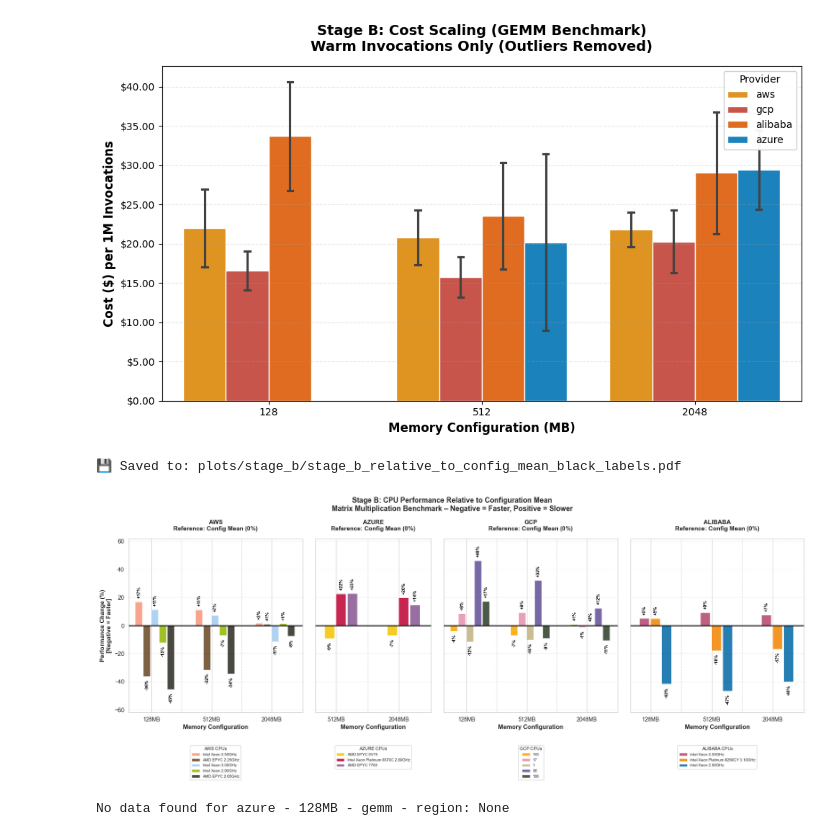
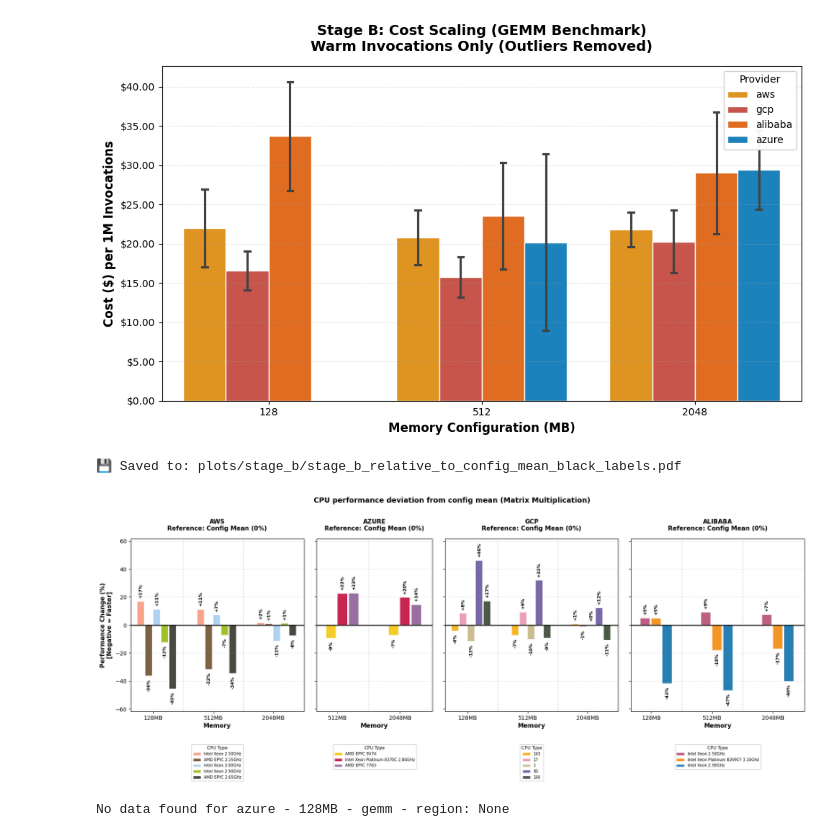
Before and after one commit to Persists/classifaas-results, a Jupyter notebook: stage_b.ipynb, the cells around one changed output. Cells and saved outputs as stored; diff of their text form; code cells hidden in the pictures.

```diff
--- a/stage_b.ipynb
+++ b/stage_b.ipynb
@@ -692,7 +692,7 @@ def plot_stage_b_speedup_vs_config_mean(df, save_dir="../holy/plots/StageB"):
 
         ax.set_xticks(config_centers)
         ax.set_xticklabels([f"{mem}MB" for mem in provider_memory_sizes], fontsize=10)
-        ax.set_xlabel("Memory Configuration", fontweight="bold", fontsize=11)
+        ax.set_xlabel("Memory", fontweight="bold", fontsize=11)
         ax.grid(True, axis="y", linestyle="--", alpha=0.3, zorder=0)
 
         ax.set_title(
@@ -716,39 +716,38 @@ def plot_stage_b_speedup_vs_config_mean(df, save_dir="../holy/plots/StageB"):
             legend_handles, legend_labels,
             loc="upper center", bbox_to_anchor=(0.5, -0.18),
             framealpha=0.95, fontsize=7, ncol=1,
-            title=f"{provider.upper()} CPUs", title_fontsize=8
+            title=f"CPU Type", title_fontsize=8
         )
 
     # Shared y-limits with padding for outside labels
     if global_changes:
         max_abs = max(abs(min(global_changes)), abs(max(global_changes)))
         pad = 8  # extra %-points for labels
         for ax in axes:
             ax.set_ylim(-(max_abs * 1.15 + pad), (max_abs * 1.15 + pad))
 
     fig.suptitle(
-        "Stage B: CPU Performance Relative to Configuration Mean\n"
-        "Matrix Multiplication Benchmark – Negative = Faster, Positive = Slower",
+        "CPU performance deviation from config mean (Matrix Multiplication)",
         fontsize=13, fontweight="bold", y=0.99
     )
 
     plt.tight_layout()
     plt.subplots_adjust(top=0.84, bottom=0.22, wspace=0.08)
 
     if save_dir:
         os.makedirs(save_dir, exist_ok=True)
         out_path = os.path.join(save_dir, "stage_b_relative_to_config_mean_black_labels.pdf")
         plt.savefig(out_path, bbox_inches="tight", format="pdf")
         print(f"\n💾 Saved to: {out_path}")
 
     plt.show()
 
 
 # Usage:
 plot_stage_b_speedup_vs_config_mean(df, save_dir="plots/stage_b")
 # %% [output]
 💾 Saved to: plots/stage_b/stage_b_relative_to_config_mean_black_labels.pdf
-[figure, old version]
+[figure, new version]
 # %%
 import pandas as pd
 import numpy as np
```
Also changed, not shown: parts of 2 cells of this notebook, 9 other files.
